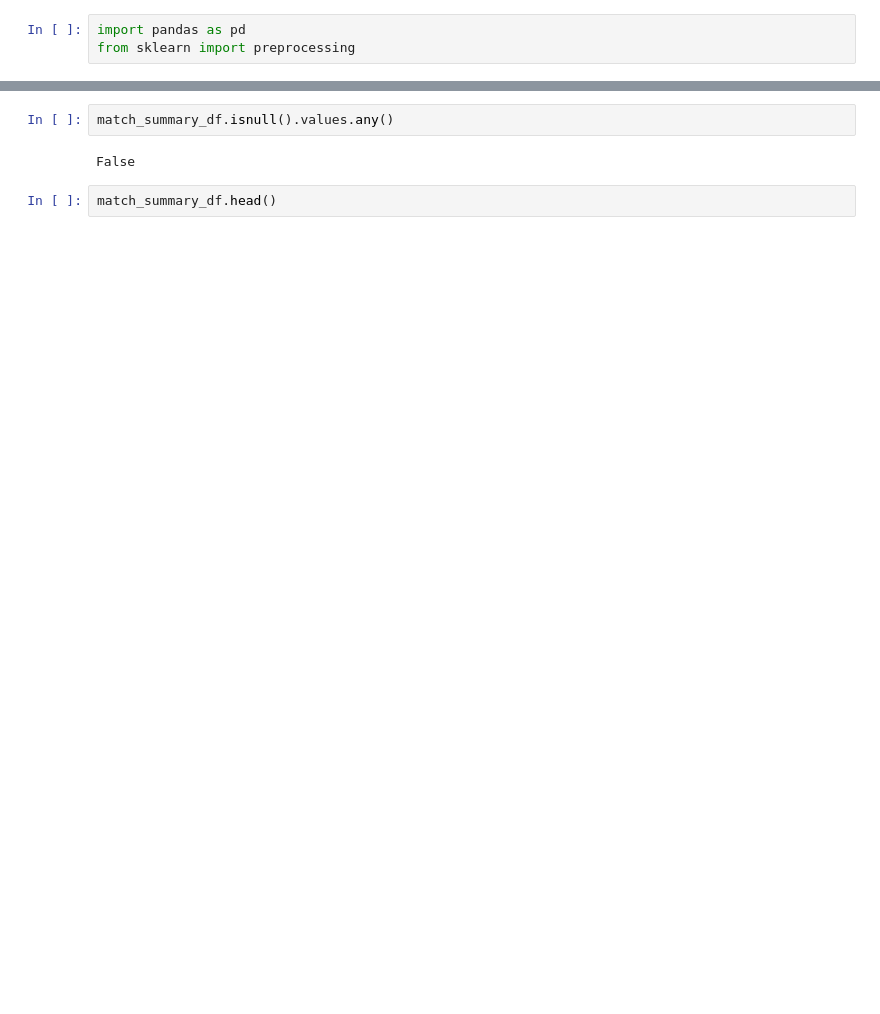
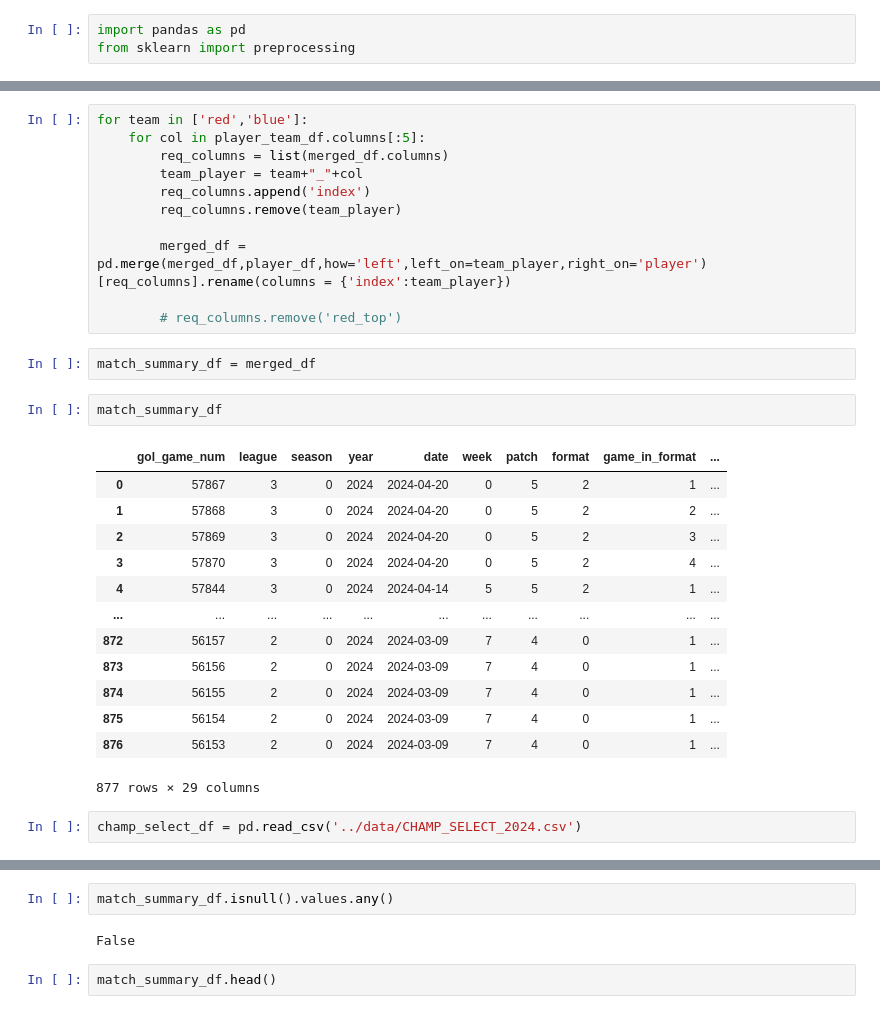
Before and after one commit to JoshuaWacks/lolLiveScorePredictor, a Jupyter notebook: post_champ_predictor/creating_features.ipynb, the cells around one changed output, grey strips where cells are left out. Drawn from its saved outputs; the diff is of its cells as text; blank space fills up the shorter version.

Commit message:
First set of features in post champ select predictions

```diff
--- a/post_champ_predictor/creating_features.ipynb
+++ b/post_champ_predictor/creating_features.ipynb
@@ -6,0 +198,31 @@ match_summary_df = match_summary_df.loc[:, match_summary_df.columns != 'mvp']
+# %%
+for team in ['red','blue']:
+    for col in player_team_df.columns[:5]:
+        req_columns = list(merged_df.columns)
+        team_player = team+"_"+col
+        req_columns.append('index')
+        req_columns.remove(team_player)
+
+        merged_df = pd.merge(merged_df,player_df,how='left',left_on=team_player,right_on='player')[req_columns].rename(columns = {'index':team_player})
+
+        # req_columns.remove('red_top')
+# %%
+match_summary_df = merged_df
+# %%
+match_summary_df
+# %% [output]
+|  | gol_game_num | league | season | year | date | week | patch | format | game_in_format | ... |
+| 0 | 57867 | 3 | 0 | 2024 | 2024-04-20 | 0 | 5 | 2 | 1 | ... |
+| 1 | 57868 | 3 | 0 | 2024 | 2024-04-20 | 0 | 5 | 2 | 2 | ... |
+| 2 | 57869 | 3 | 0 | 2024 | 2024-04-20 | 0 | 5 | 2 | 3 | ... |
+| 3 | 57870 | 3 | 0 | 2024 | 2024-04-20 | 0 | 5 | 2 | 4 | ... |
+| 4 | 57844 | 3 | 0 | 2024 | 2024-04-14 | 5 | 5 | 2 | 1 | ... |
+| ... | ... | ... | ... | ... | ... | ... | ... | ... | ... | ... |
+| 872 | 56157 | 2 | 0 | 2024 | 2024-03-09 | 7 | 4 | 0 | 1 | ... |
+| 873 | 56156 | 2 | 0 | 2024 | 2024-03-09 | 7 | 4 | 0 | 1 | ... |
+| 874 | 56155 | 2 | 0 | 2024 | 2024-03-09 | 7 | 4 | 0 | 1 | ... |
+| 875 | 56154 | 2 | 0 | 2024 | 2024-03-09 | 7 | 4 | 0 | 1 | ... |
+| 876 | 56153 | 2 | 0 | 2024 | 2024-03-09 | 7 | 4 | 0 | 1 | ... |
+877 rows × 29 columns
+# %%
+champ_select_df = pd.read_csv('../data/CHAMP_SELECT_2024.csv')
```
Also changed, not shown: parts of 61 cells of this notebook, 1 other file.
